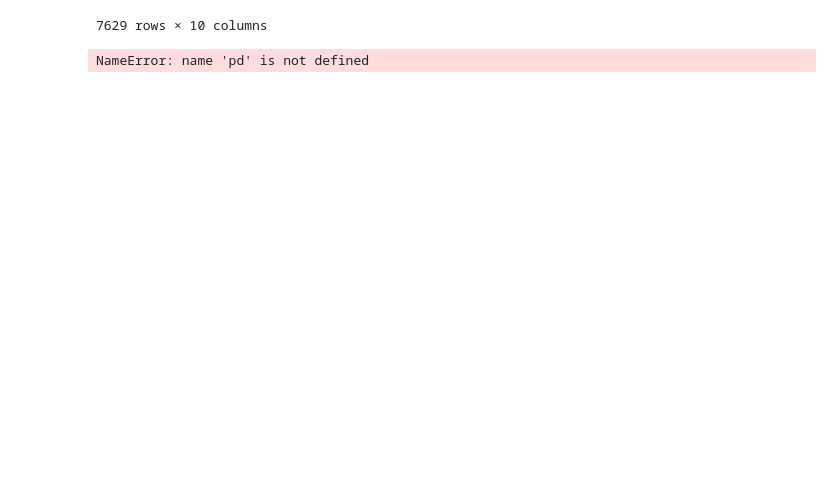
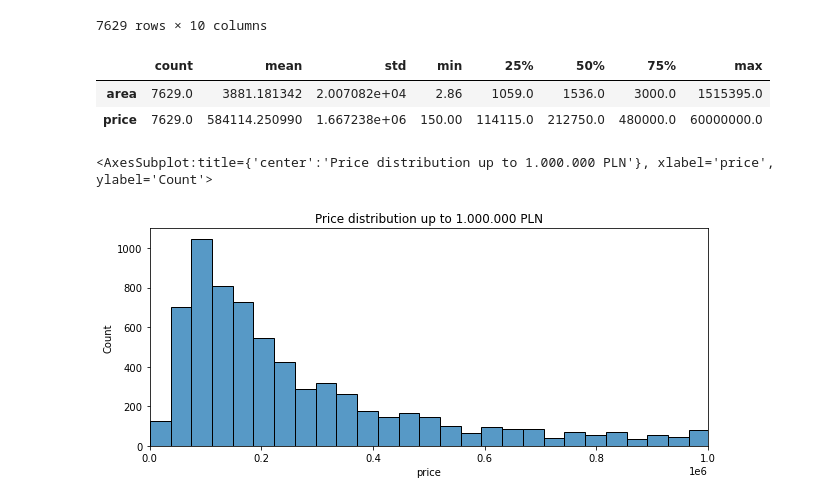
Before and after one commit to 5piotr/real_estate_price_estimator, a Jupyter notebook: data_analysis.ipynb, the cells around one changed output. Saved outputs shown, nothing was run; the diff lists cells and outputs as text; code cells hidden in the pictures; blank space fills up the shorter version.

Commit message:
further data analysis

```diff
--- a/data_analysis.ipynb
+++ b/data_analysis.ipynb
@@ -21,7 +25,18 @@ frame
 | 7627 | 49.987773 | 19.679529 | 4400.0 | brak | polna | brak | brak | brak | brak | ... |
 | 7628 | 49.987773 | 19.679529 | 2200.0 | brak | polna | brak | brak | brak | brak | ... |
 7629 rows × 10 columns
-# %%
-pd.DataFrame()
-# %% [output]
-NameError: name 'pd' is not defined
+# %%
+frame.describe().transpose().loc[['area','price']]
+# %% [output]
+|  | count | mean | std | min | 25% | 50% | 75% | max |
+| area | 7629.0 | 3881.181342 | 2.007082e+04 | 2.86 | 1059.0 | 1536.0 | 3000.0 | 1515395.0 |
+| price | 7629.0 | 584114.250990 | 1.667238e+06 | 150.00 | 114115.0 | 212750.0 | 480000.0 | 60000000.0 |
+# %%
+plt.figure(figsize=(10,4))
+
+plt.xlim(0,1000000)
+plt.title('Price distribution up to 1.000.000 PLN')
+sns.histplot(frame['price'])
+# %% [output]
+<AxesSubplot:title={'center':'Price distribution up to 1.000.000 PLN'}, xlabel='price', ylabel='Count'>
+[figure, added]
```
Also changed, not shown: parts of 7 cells of this notebook, 1 other file.
